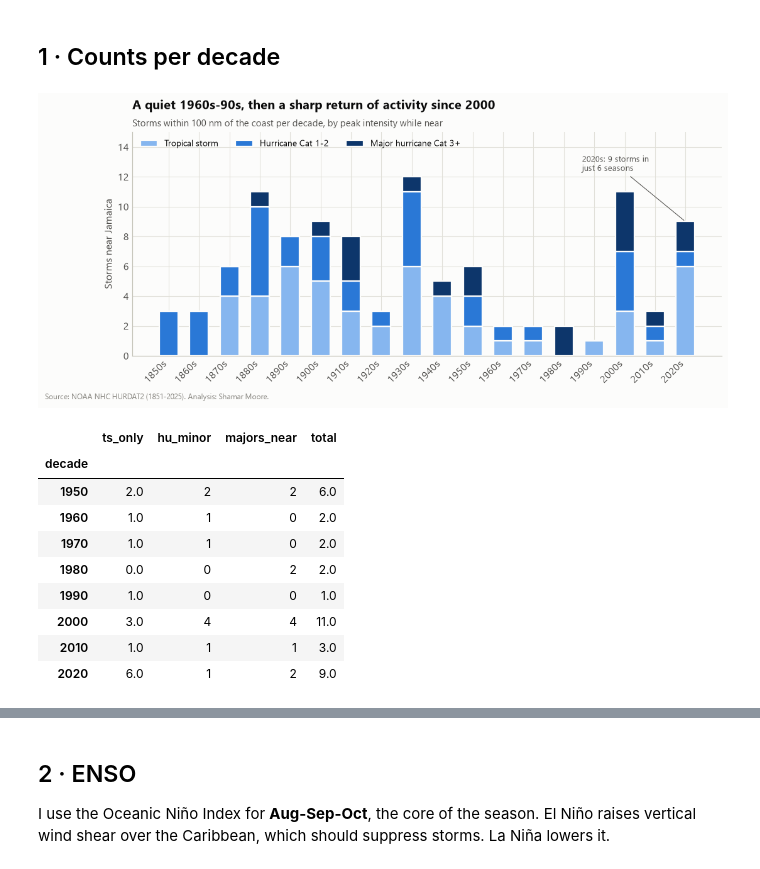
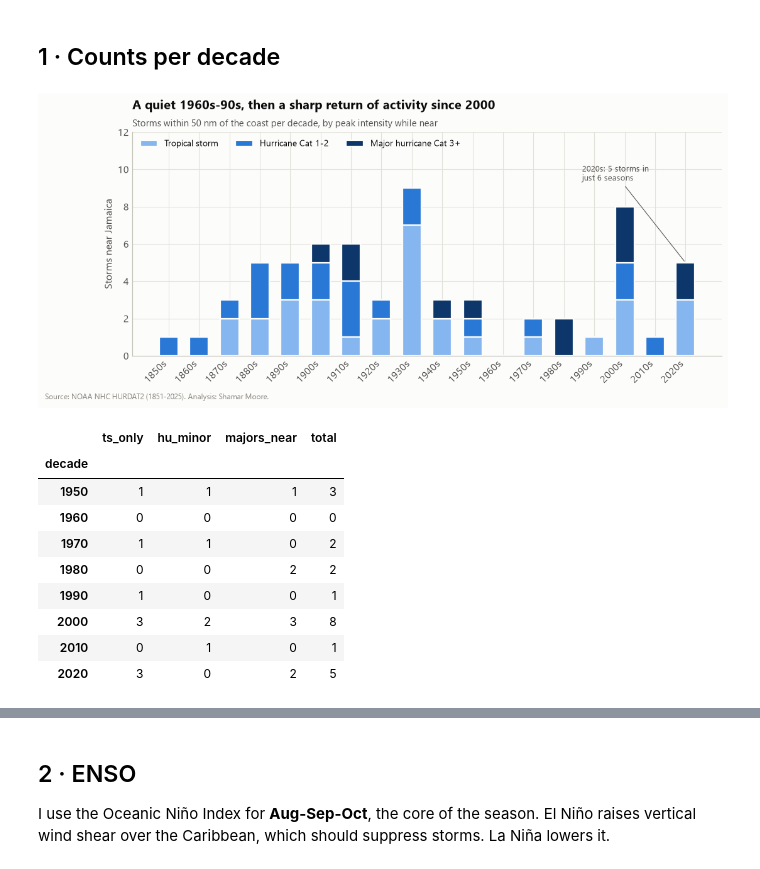
Before and after one commit to shamarmoore/jamaica-hurricane-analysis, a Jupyter notebook: notebooks/02_trends_enso_return_periods.ipynb, the cells around one changed output, grey strips where cells are left out. Drawn from its saved outputs; the diff is of its cells as text; code cells hidden in the pictures.

```diff
--- a/notebooks/02_trends_enso_return_periods.ipynb
+++ b/notebooks/02_trends_enso_return_periods.ipynb
@@ -43,39 +43,39 @@ seasons["hu_minor"] = seasons["hurricanes_near"] - seasons["majors_near"]
 # %%
 dec = seasons[seasons["year"] <= 2025].groupby("decade")[["ts_only", "hu_minor", "majors_near"]].sum()
 dec = dec[dec.index >= 1850]
 
 fig, ax = plt.subplots(figsize=(11, 4.2))
 x = np.arange(len(dec))
 bottom = np.zeros(len(dec))
 for col, label, color in [("ts_only", "Tropical storm", P.INTENSITY["TS"]),
                           ("hu_minor", "Hurricane Cat 1-2", P.INTENSITY["Cat 2"]),
                           ("majors_near", "Major hurricane Cat 3+", P.INTENSITY["Cat 5"])]:
     ax.bar(x, dec[col], bottom=bottom, color=color, width=0.62, label=label, edgecolor=P.SURFACE, linewidth=1.5)
     bottom += dec[col].values
 ax.set_xticks(x, [f"{d}s" for d in dec.index], rotation=45, ha="right")
 ax.set_ylabel("Storms near Jamaica")
 ax.legend(loc="upper left", fontsize=9, ncol=3)
-ax.annotate("2020s: 9 storms in\njust 6 seasons", xy=(x[-1], bottom[-1]), xytext=(x[-1] - 3.4, bottom.max() + 0.4),
+ax.annotate(f"2020s: {bottom[-1]:.0f} storms in\njust 6 seasons", xy=(x[-1], bottom[-1]), xytext=(x[-1] - 3.4, bottom.max() + 0.4),
             fontsize=8.5, color=P.INK_2, arrowprops=dict(arrowstyle="-", color=P.INK_2, lw=0.7))
 ax.set_ylim(0, bottom.max() + 3)
 ax.set_title("A quiet 1960s-90s, then a sharp return of activity since 2000")
-P.subtitle(ax, "Storms within 100 nm of the coast per decade, by peak intensity while near")
+P.subtitle(ax, "Storms within 50 nm of the coast per decade, by peak intensity while near")
 P.source_note(fig)
 fig.savefig(config.FIGURES / "02_decadal_counts.png")
 plt.show()
 dec.assign(total=dec.sum(axis=1)).tail(8)
 # %% [output]
-[figure, old version]
+[figure, new version]
 |  | ts_only | hu_minor | majors_near | total |
 | decade |  |  |  |  |
-| 1950 | 2.0 | 2 | 2 | 6.0 |
-| 1960 | 1.0 | 1 | 0 | 2.0 |
-| 1970 | 1.0 | 1 | 0 | 2.0 |
-| 1980 | 0.0 | 0 | 2 | 2.0 |
-| 1990 | 1.0 | 0 | 0 | 1.0 |
-| 2000 | 3.0 | 4 | 4 | 11.0 |
-| 2010 | 1.0 | 1 | 1 | 3.0 |
-| 2020 | 6.0 | 1 | 2 | 9.0 |
+| 1950 | 1 | 1 | 1 | 3 |
+| 1960 | 0 | 0 | 0 | 0 |
+| 1970 | 1 | 1 | 0 | 2 |
+| 1980 | 0 | 0 | 2 | 2 |
+| 1990 | 1 | 0 | 0 | 1 |
+| 2000 | 3 | 2 | 3 | 8 |
+| 2010 | 0 | 1 | 0 | 1 |
+| 2020 | 3 | 0 | 2 | 5 |
 # %%
 def poisson_trend(df, col, start):
     d = df[(df["year"] >= start) & (df["year"] <= 2025)].copy()
```
Also changed, not shown: parts of 12 cells of this notebook, 25 other files.
